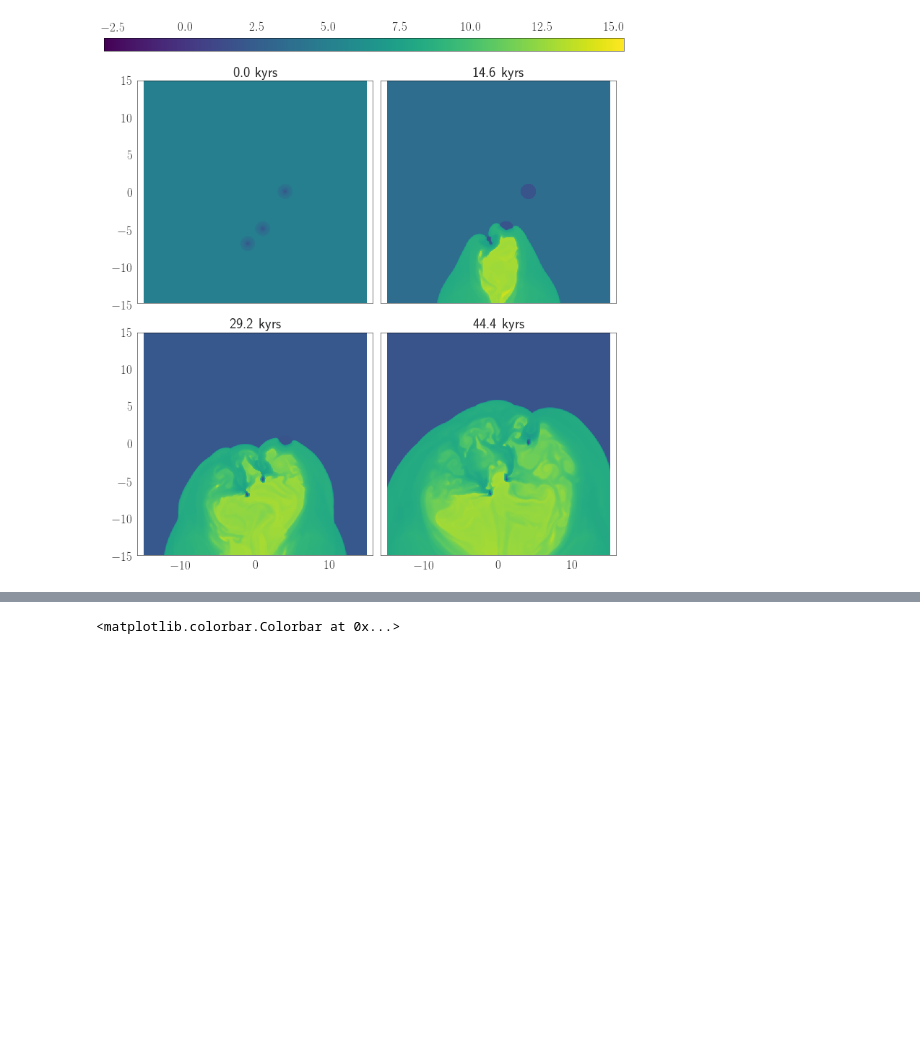
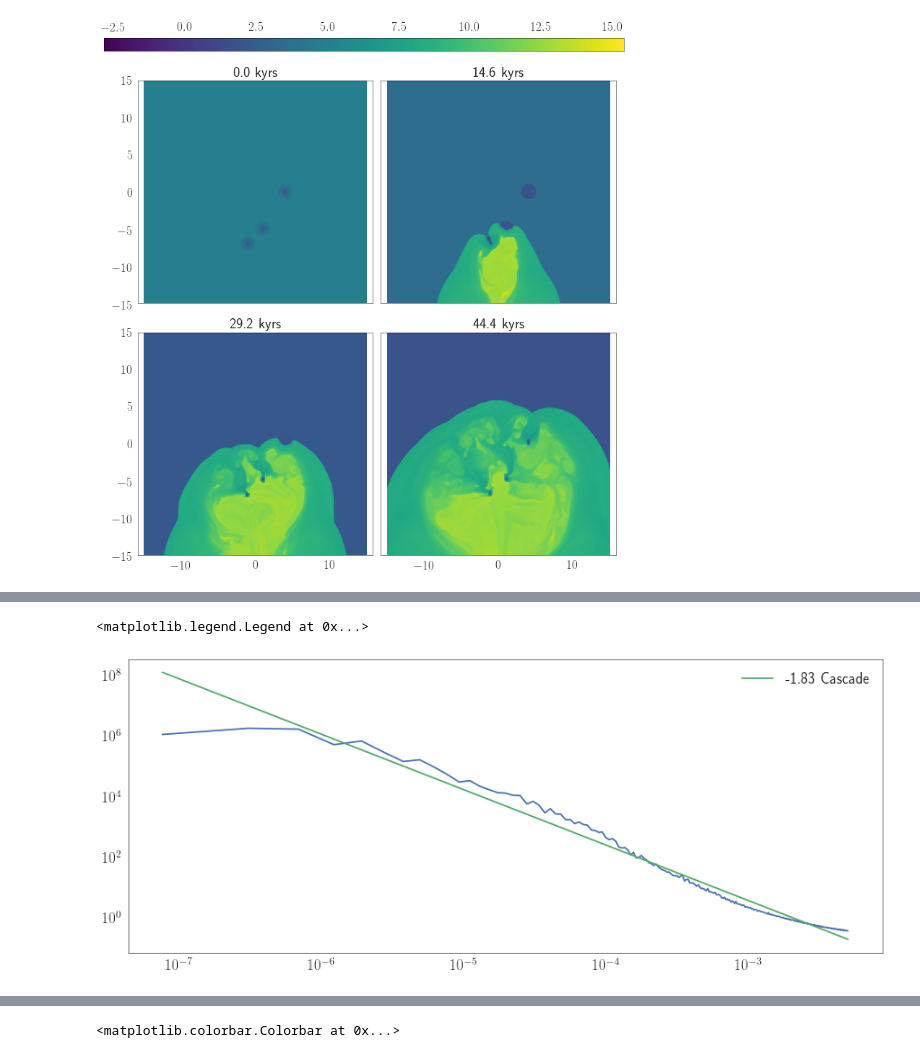
Before and after one commit to Mixpap/MasterThesis, a Jupyter notebook: Notebooks/Data (Jet-Cloud interaction).ipynb, the cells around one changed output, grey strips where cells are left out. Drawn from its saved outputs; the diff is of its cells as text; code cells hidden in the pictures; blank space fills up the shorter version.

```diff
--- a/Notebooks/Data (Jet-Cloud interaction).ipynb
+++ b/Notebooks/Data (Jet-Cloud interaction).ipynb
@@ -147,0 +183,13 @@ f.quadruple(tJC,np.log10(tJC['PRS']*f.Temp0/tJC['RHO']),tdk='kyrs',tlim=70)
+# %%
+def fit(x,A,B): return A-B*x
+# %%
+y=np.log10(radprof[1:])
+x=np.log10(k[1:])
+s,sd2=curve_fit(fit,x,y,[1e8,5./3])
+# %%
+plt.loglog(k,radprof)
+plt.loglog(k,10**s[0]*k**-s[1],label='{:.2f} Cascade'.format(-s[1]))
+plt.legend()
+# %% [output]
+<matplotlib.legend.Legend at 0x...>
+[figure, added]
```
Also changed, not shown: parts of 10 cells of this notebook, 5 other files.
